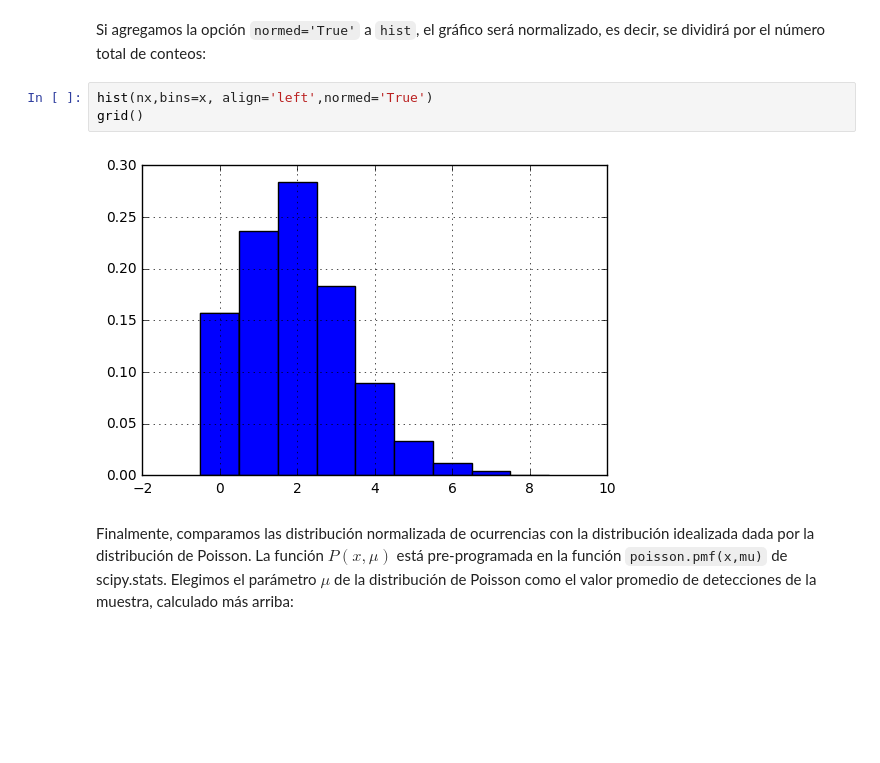
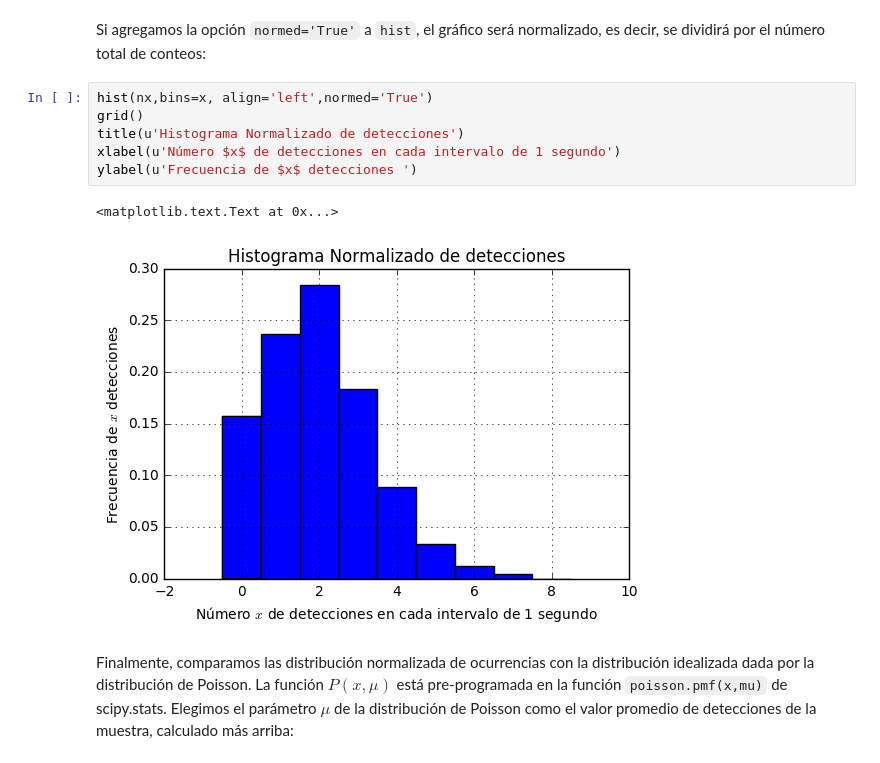
Before and after one commit to gfrubi/Lab, a Jupyter notebook: notebooks/Conteo-15-minutos.ipynb, the cells around one changed output. Saved outputs shown, nothing was run; the diff lists cells and outputs as text; blank space fills up the shorter version.

```diff
--- a/notebooks/Conteo-15-minutos.ipynb
+++ b/notebooks/Conteo-15-minutos.ipynb
@@ -108,11 +116,15 @@ grid()
 (Note que `hist` retorna 3 objetos: un arreglo con el conteo, un arreglo con las ventanas usadas, y finalmente el gráfico)
 # %% [markdown]
 Si agregamos la opción `normed='True'` a `hist`, el gráfico será normalizado, es decir, se dividirá por el número total de conteos:
-# %%
-hist(nx,bins=x, align='left',normed='True')
-grid()
-# %% [output]
-[figure, removed]
+# %%
+hist(nx,bins=x, align='left',normed='True')
+grid()
+title(u'Histograma Normalizado de detecciones')
+xlabel(u'Número $x$ de detecciones en cada intervalo de 1 segundo')
+ylabel(u'Frecuencia de $x$ detecciones ')
+# %% [output]
+<matplotlib.text.Text at 0x...>
+[figure, added]
 # %% [markdown]
 Finalmente, comparamos las distribución normalizada de ocurrencias con la distribución idealizada dada por la distribución de Poisson. La función $P(x,\mu)$ está pre-programada en la función `poisson.pmf(x,mu)` de scipy.stats. Elegimos el parámetro $\mu$ de la distribución de Poisson como el valor promedio de detecciones de la muestra, calculado más arriba:
 # %%
```
Also changed, not shown: parts of 8 cells of this notebook.
